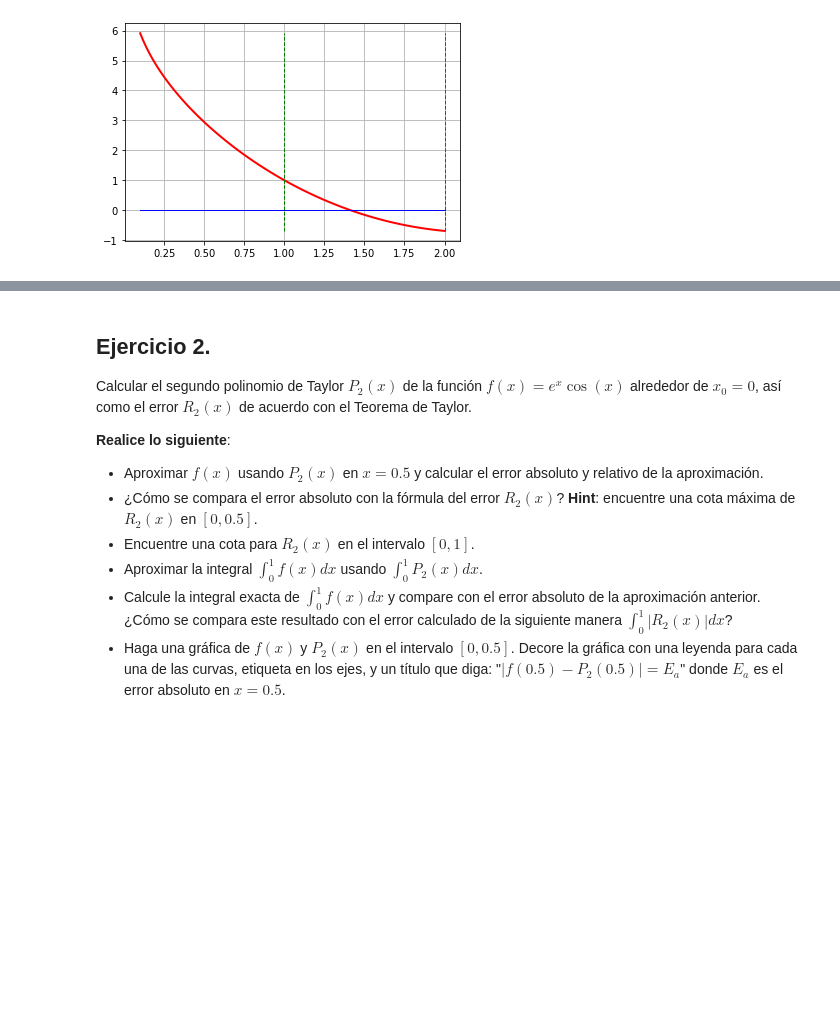
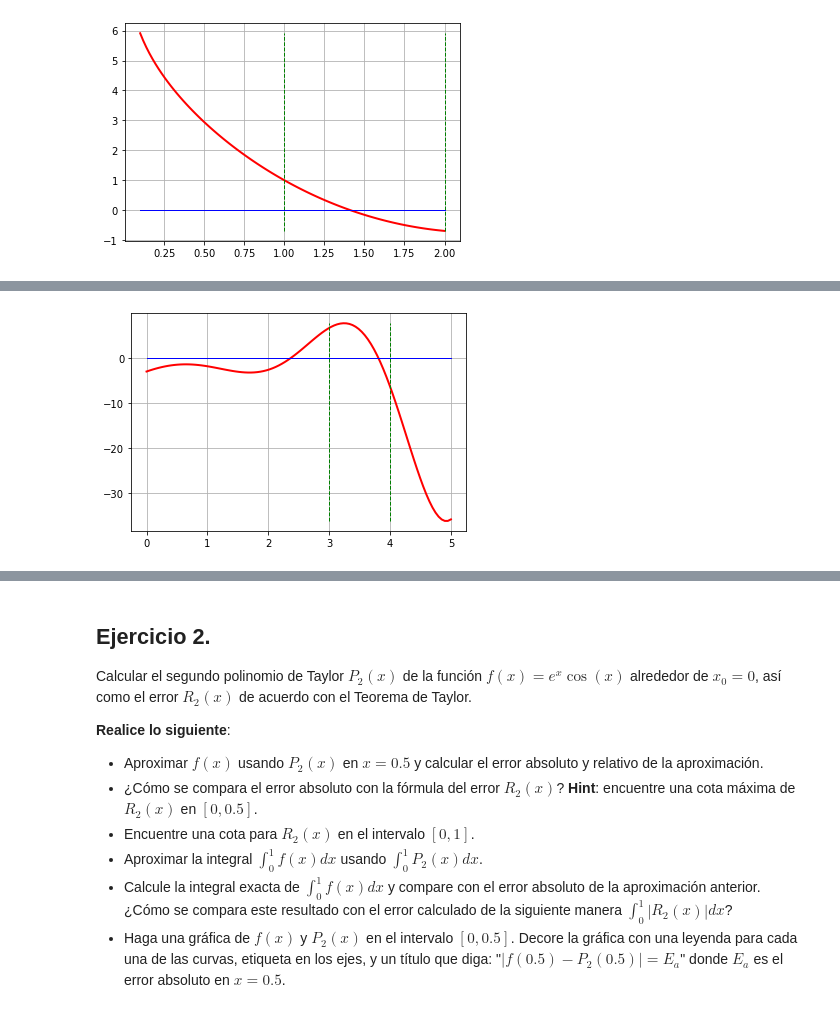
Before and after one commit to israeleonv/Ejercicios01, a Jupyter notebook: Ejercicios01.ipynb, the cells around one changed output, grey strips where cells are left out. Cells and saved outputs as stored; diff of their text form; code cells hidden in the pictures; blank space fills up the shorter version.

```diff
--- a/Ejercicios01.ipynb
+++ b/Ejercicios01.ipynb
@@ -129,0 +163,28 @@ plt.show()
+# %%
+# Ejercicio 1.3
+# Función a ser evaluada
+y = lambda x: 2**x * np.cos(2*x) - (x-2)**2
+
+# Dominio de la función
+xmin = 0
+xmax = 5
+x = np.linspace(xmin, xmax, 100)
+
+A = 3  # Extremo izquierdo del intervalo
+B = 4  # Extremo derecho del intervalo}
+
+# Gráfica de la función
+plt.plot(x,y(x), 'r-', lw=2)
+
+# Líneas verticales en los extremos del intervalo y línea en y = 0
+ymin = np.min(y(x))
+ymax = np.max(y(x))
+plt.plot([A,A], [ymin,ymax], 'g--', lw=1)
+plt.plot([B,B], [ymin,ymax], 'g--', lw=1)
+plt.plot([xmin, xmax], [0,0], 'b-', lw=1)
+
+
+plt.grid()
+plt.show()
+# %% [output]
+[figure, added]
```
Also changed, not shown: parts of 7 cells of this notebook.
